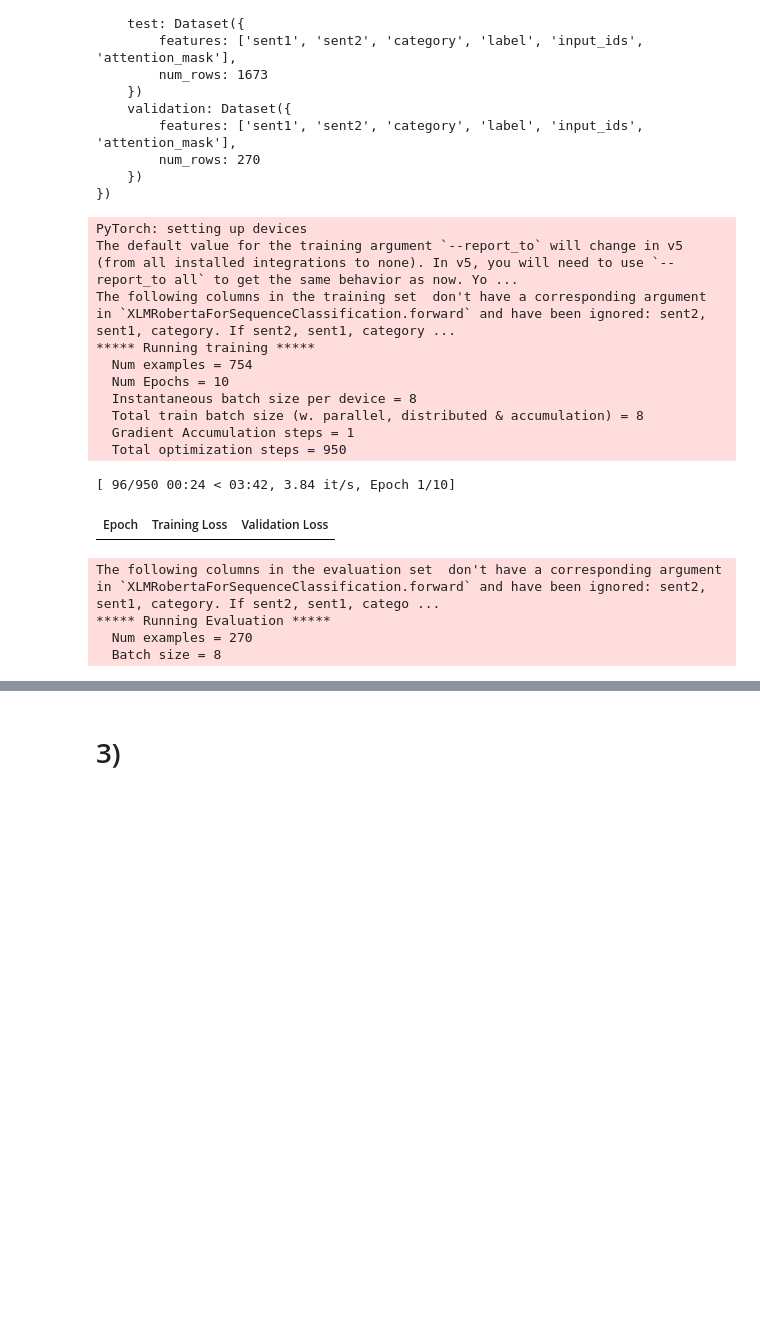
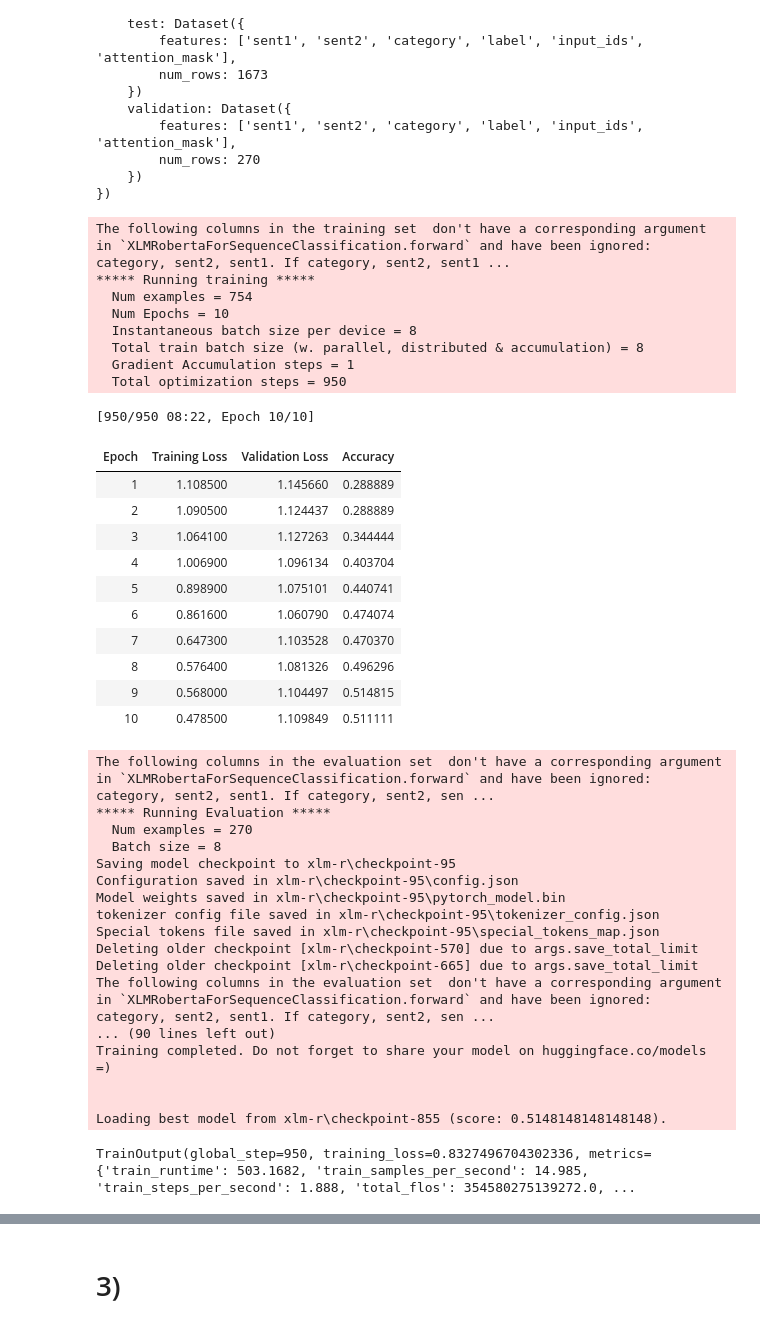
Before and after one commit to mohsenfayyaz/nlp-course-ut, a Jupyter notebook: CA4_Transformers/1_NLI.ipynb, the cells around one changed output, grey strips where cells are left out. Saved outputs shown, nothing was run; the diff lists cells and outputs as text; code cells hidden in the pictures; blank space fills up the shorter version.

```diff
--- a/CA4_Transformers/1_NLI.ipynb
+++ b/CA4_Transformers/1_NLI.ipynb
@@ -136,40 +124,64 @@ DatasetDict({
 # %%
 training_args = TrainingArguments(
     output_dir="xlm-r",
     evaluation_strategy="epoch",
-    save_strategy = "no",
+    save_strategy = "epoch",
     logging_steps = 20,
-    learning_rate=5e-5,
+    learning_rate=1e-5,
     num_train_epochs=10,
-#     weight_decay=0.01,
     per_device_train_batch_size=8,
     per_device_eval_batch_size=8,
+    load_best_model_at_end=True,
+    save_total_limit = 1,
+    metric_for_best_model="accuracy"
 )
 trainer = Trainer(
     model=model,
     args=training_args,
     train_dataset=tokenized_datasets["train"],
     eval_dataset=tokenized_datasets["validation"],
     tokenizer=tokenizer,
     compute_metrics=compute_metrics,
 )
 trainer.train()
 # %% [output]
-PyTorch: setting up devices
-The default value for the training argument `--report_to` will change in v5 (from all installed integrations to none). In v5, you will need to use `--report_to all` to get the same behavior as now. Yo ...
-The following columns in the training set  don't have a corresponding argument in `XLMRobertaForSequenceClassification.forward` and have been ignored: sent2, sent1, category. If sent2, sent1, category ...
+The following columns in the training set  don't have a corresponding argument in `XLMRobertaForSequenceClassification.forward` and have been ignored: category, sent2, sent1. If category, sent2, sent1 ...
 ***** Running training *****
   Num examples = 754
   Num Epochs = 10
   Instantaneous batch size per device = 8
   Total train batch size (w. parallel, distributed & accumulation) = 8
   Gradient Accumulation steps = 1
   Total optimization steps = 950
-[ 96/950 00:24 < 03:42, 3.84 it/s, Epoch 1/10]
+[950/950 08:22, Epoch 10/10]
-| Epoch | Training Loss | Validation Loss |
+| Epoch | Training Loss | Validation Loss | Accuracy |
+| 1 | 1.108500 | 1.145660 | 0.288889 |
+| 2 | 1.090500 | 1.124437 | 0.288889 |
+| 3 | 1.064100 | 1.127263 | 0.344444 |
+| 4 | 1.006900 | 1.096134 | 0.403704 |
+| 5 | 0.898900 | 1.075101 | 0.440741 |
+| 6 | 0.861600 | 1.060790 | 0.474074 |
+| 7 | 0.647300 | 1.103528 | 0.470370 |
+| 8 | 0.576400 | 1.081326 | 0.496296 |
+| 9 | 0.568000 | 1.104497 | 0.514815 |
+| 10 | 0.478500 | 1.109849 | 0.511111 |
-The following columns in the evaluation set  don't have a corresponding argument in `XLMRobertaForSequenceClassification.forward` and have been ignored: sent2, sent1, category. If sent2, sent1, catego ...
+The following columns in the evaluation set  don't have a corresponding argument in `XLMRobertaForSequenceClassification.forward` and have been ignored: category, sent2, sent1. If category, sent2, sen ...
 ***** Running Evaluation *****
   Num examples = 270
   Batch size = 8
+Saving model checkpoint to xlm-r\checkpoint-95
+Configuration saved in xlm-r\checkpoint-95\config.json
+Model weights saved in xlm-r\checkpoint-95\pytorch_model.bin
+tokenizer config file saved in xlm-r\checkpoint-95\tokenizer_config.json
+Special tokens file saved in xlm-r\checkpoint-95\special_tokens_map.json
+Deleting older checkpoint [xlm-r\checkpoint-570] due to args.save_total_limit
+Deleting older checkpoint [xlm-r\checkpoint-665] due to args.save_total_limit
+The following columns in the evaluation set  don't have a corresponding argument in `XLMRobertaForSequenceClassification.forward` and have been ignored: category, sent2, sent1. If category, sent2, sen ...
+... (90 lines left out)
+Training completed. Do not forget to share your model on huggingface.co/models =)
+
+
+Loading best model from xlm-r\checkpoint-855 (score: 0.5148148148148148).
+TrainOutput(global_step=950, training_loss=0.8327496704302336, metrics={'train_runtime': 503.1682, 'train_samples_per_second': 14.985, 'train_steps_per_second': 1.888, 'total_flos': 354580275139272.0, ...
 # %%
 trainer.evaluate(tokenized_datasets["test"])
```
Also changed, not shown: parts of 5 cells of this notebook, 1 other file.
